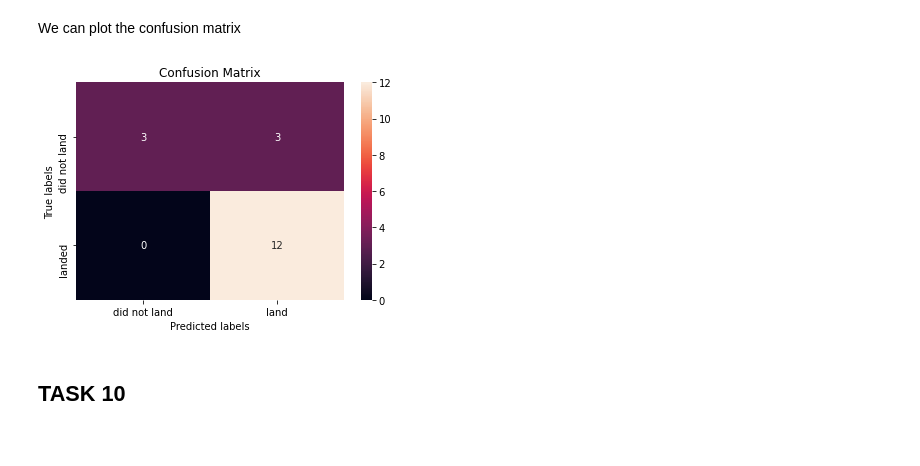
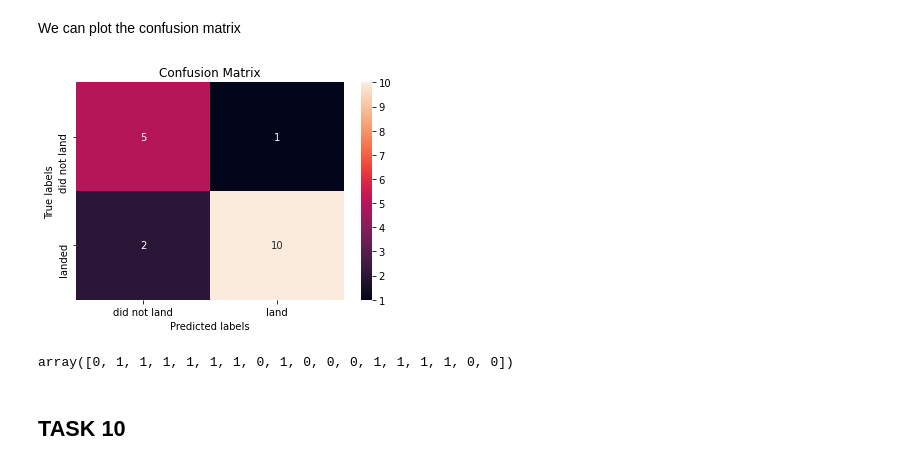
Before and after one commit to humaperveen/Applied-Data-Science-Capstone, a Jupyter notebook: SpaceX Machine Learning Prediction.ipynb, the cells around one changed output. Drawn from its saved outputs; the diff is of its cells as text; code cells hidden in the pictures.

```diff
--- a/SpaceX Machine Learning Prediction.ipynb
+++ b/SpaceX Machine Learning Prediction.ipynb
@@ -300,10 +308,14 @@ tree_cv.score(X_test, Y_test)
 # %% [markdown]
 We can plot the confusion matrix
 # %%
-yhat = svm_cv.predict(X_test)
+yhat = tree_cv.predict(X_test)
 plot_confusion_matrix(Y_test,yhat)
 # %% [output]
-[figure, old version]
+[figure, new version]
+# %%
+yhat
+# %% [output]
+array([0, 1, 1, 1, 1, 1, 1, 0, 1, 0, 0, 0, 1, 1, 1, 1, 0, 0])
 # %% [markdown]
 ## TASK  10
 # %% [markdown]
```
Also changed, not shown: parts of 5 cells of this notebook.
